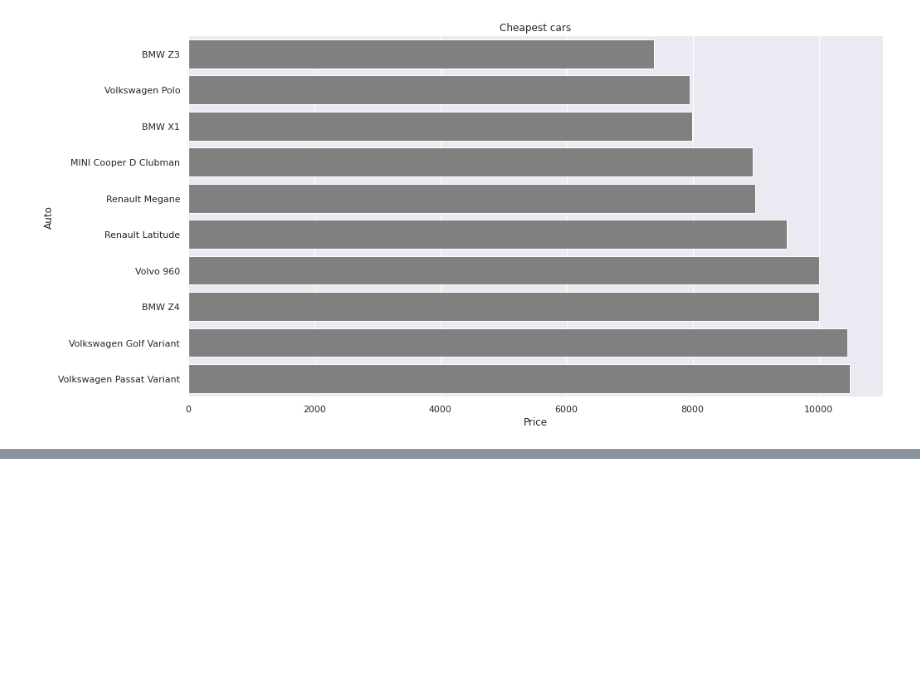
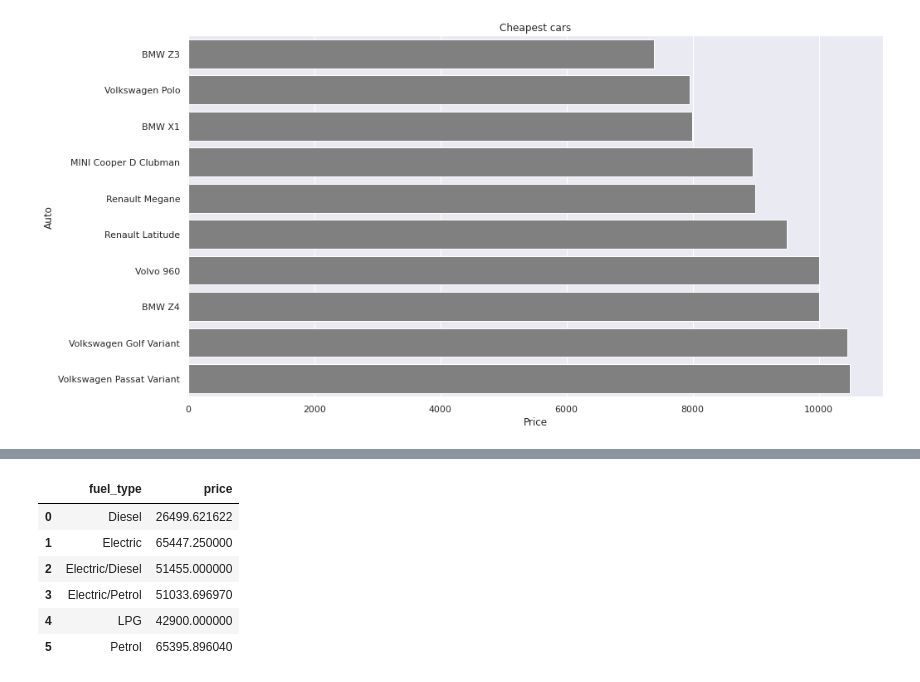
Before and after one commit to wa-le/autoscout24-webscrape-EDA, a Jupyter notebook: autoscout24_clean.ipynb, the cells around one changed output, grey strips where cells are left out. Drawn from its saved outputs; the diff is of its cells as text; code cells hidden in the pictures; blank space fills up the shorter version.

```diff
--- a/autoscout24_clean.ipynb
+++ b/autoscout24_clean.ipynb
@@ -539,0 +581,12 @@ plt.show()
+# %%
+# Average price of brand/car by fuel type
+avg_price = data.groupby(['fuel_type'])['price'].mean().reset_index()
+avg_price
+# %% [output]
+|  | fuel_type | price |
+| 0 | Diesel | 26499.621622 |
+| 1 | Electric | 65447.250000 |
+| 2 | Electric/Diesel | 51455.000000 |
+| 3 | Electric/Petrol | 51033.696970 |
+| 4 | LPG | 42900.000000 |
+| 5 | Petrol | 65395.896040 |
```
Also changed, not shown: parts of 6 cells of this notebook.
